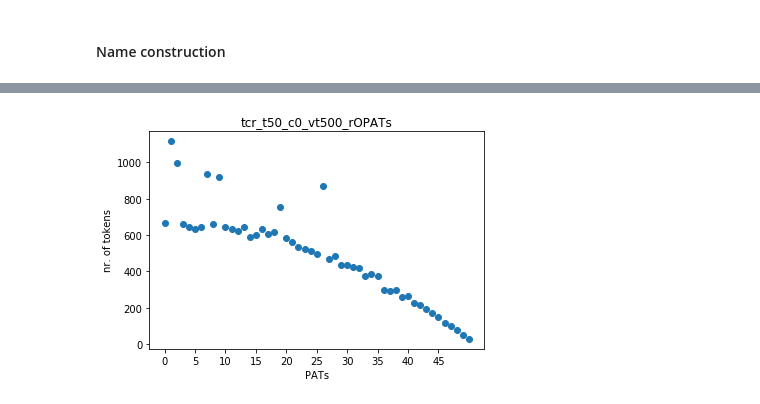
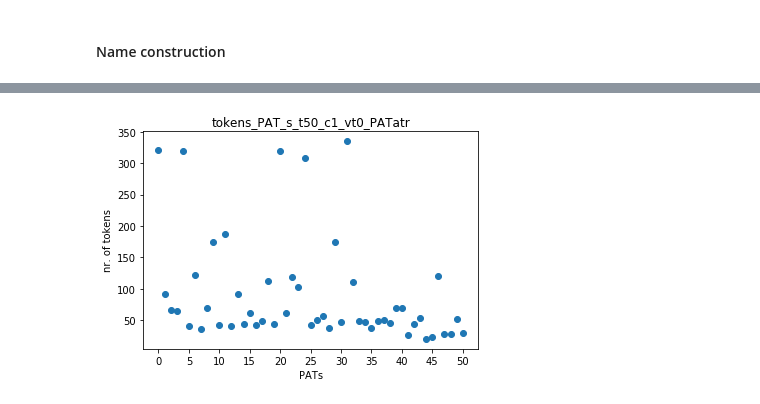
Before and after one commit to FuturICT2/FIN4Simulations, a Jupyter notebook: Voting.ipynb, the cells around one changed output, grey strips where cells are left out. Saved outputs shown, nothing was run; the diff lists cells and outputs as text; code cells hidden in the pictures.

Commit message:
Difficulty as a PAT atribute
A "difficulty" atribute was added (randomly) to each PAT representing how long it takes (in time steps) for a token of the specific PAT type to be distributed

```diff
--- a/Voting.ipynb
+++ b/Voting.ipynb
@@ -64,6 +79,7 @@ proposed_PAT_id = [5, 10, 15, 20, 25, 30, 35, 40]
 initial_conditions = {
     USERS: {0:{}},  # users are numerical ids and a dictionary of their current wallet
     PATS: [0],      # pats are currently simply numerical ids except 3 special PATs: vote, reputation and governance
+    PAT_ARGUMENTS: [(0, 1)], # PAT specific atributes
     OPATS: ()
 }
 # %% [markdown]
@@ -204,17 +255,26 @@ def user_actions(params, step, sL, s):
     gain = {}
     gain_ext = {}
     if community:
-        if s[TIMESTEP] <= setup.community_size_1:
+        if s[TIMESTEP] <= community_size_1:
             pass
-        #if setup.community_size_2 > 0:
-        #    if s[TIMESTEP] > (setup.community_size_1 + setup.between_com) and s[TIMESTEP] <= (setup.community_size_1 + setup.between_com + setup.community_size_2):
-        #        pass
-        #    else:
-        #distribute_tokens(s[USERS], s[PATS], s[OPATS], gain, gain_ext)
+        elif community_size_2 > 0:
+            if s[TIMESTEP] > (community_size_1 + between_com) and s[TIMESTEP] <= (community_size_1 + between_com + community_size_2):
+                pass
+            else:
+                if PAT_atr:
+                    distribute_tokens_pat_attributes(s, gain, gain_ext)
+                else:
+                    distribute_tokens(s, gain, gain_ext)
         else:
-            distribute_tokens(s[USERS], s[PATS], s[OPATS], gain, gain_ext)
+            if PAT_atr:
+                distribute_tokens_pat_attributes(s, gain, gain_ext)
+            else:
+                distribute_tokens(s, gain, gain_ext)
     else:
-        distribute_tokens(s[USERS], s[PATS], s[OPATS], gain, gain_ext)
+        if PAT_atr:
+            distribute_tokens_pat_attributes(s, gain, gain_ext)
+        else:
+            distribute_tokens(s, gain, gain_ext)
     return {WALLET_GAINS: gain}
 # %%
 def user_vote(params, step, sL, s):
@@ -260,6 +320,15 @@ def add_pat(params, step, sL, s, _input):
         #else:
         #    u[matching_user]["reputation"] = u[matching_user].get("reputation") + 1
     return (PATS, x)
+# %%
+def add_pat_arguments(params, step, sL, s, _input):
+    x = s[PAT_ARGUMENTS].copy()
+    if PAT_atr_max:
+        d = (_input["ID"], _input["dif"], _input["max"])
+        x.append(d)
+    d = (_input["ID"], _input["dif"])
+    x.append(d)
+    return (PAT_ARGUMENTS, x)
 # %%
 def update_user_wallets(params, step, sL, s, _input):
     x = s[USERS].copy()
@@ -405,6 +504,10 @@ if fixed_OPATs:
     name = name + "_fOPATs"
 if fixed_OPAT_sugestion:
     name = name + "_fsOPATs"
+if PAT_atr:
+    name = name + "_PATatr"
+else:
+    name = name + "_simplePATs"
 # %%
 #### Data analysis
 # %%
@@ -435,12 +586,12 @@ def calculate_total_tokens_per_pat(state):
 # %%
 plt1 = pl.scatter(calculate_total_tokens_per_pat(raw_result[-1]).keys(),
            calculate_total_tokens_per_pat(raw_result[-1]).values())
 
-pl.xticks(np.arange(0, t_step, 5))
-pl.title(name)
+pl.xticks(np.arange(0, t_step+1, 5))
+pl.title("tokens_PAT_" + name)
 pl.xlabel("PATs")
 pl.ylabel("nr. of tokens")
-pl.savefig(name + ".png")
+pl.savefig("tokens_PAT_" + name + ".png")
 pl.show()
 # %% [output]
-[figure, old version]
+[figure, new version]
```
Also changed, not shown: parts of 12 cells of this notebook.
